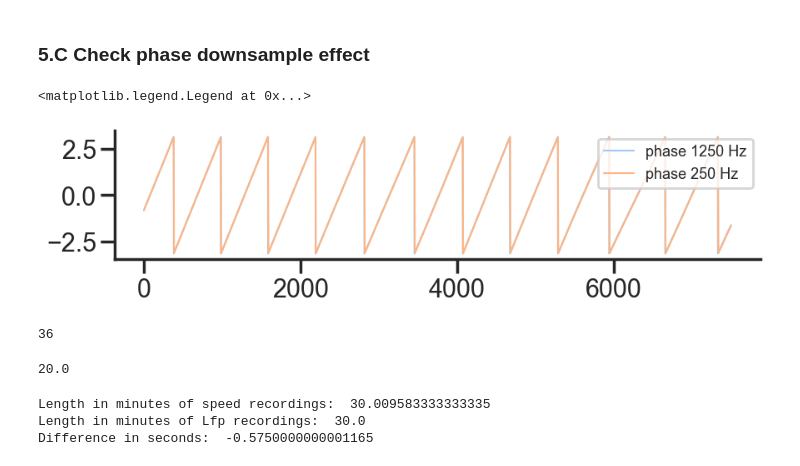
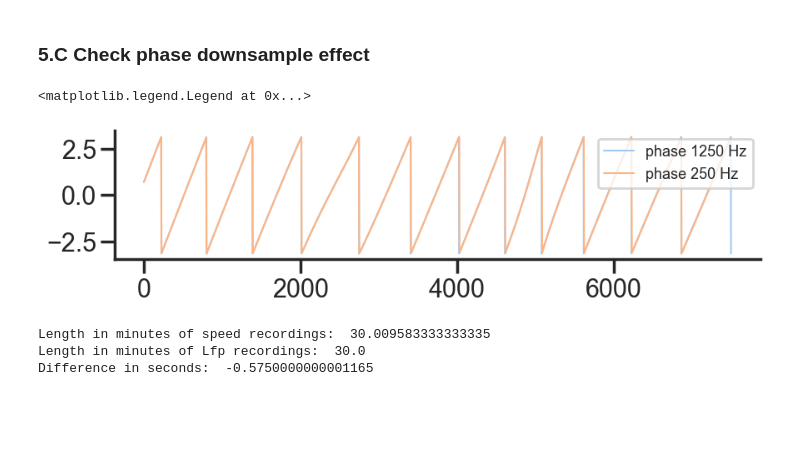
Before and after one commit to gdelfe/Ketamine_effects_on_the_brain, a Jupyter notebook: python/Place_cells_spike_analysis.ipynb, the cells around one changed output. Drawn from its saved outputs; the diff is of its cells as text; code cells hidden in the pictures; blank space fills up the shorter version.

```diff
--- a/python/Place_cells_spike_analysis.ipynb
+++ b/python/Place_cells_spike_analysis.ipynb
@@ -386,6 +387,6 @@ plt.legend(['lfp 1250 Hz','lfp 250 Hz'], loc='upper right',fontsize=13)
 #### Frequencies in logscale for spike-LFP analysis
 # %%
 # frequency range values
-freq = np.logspace(0.32, 2, num=10, endpoint=True)
+freq = np.logspace(0.32, 2, num=30, endpoint=True)
 freq
 # %% [output]
@@ -655,6 +661,2 @@ plt.show()
 # %% [markdown]
 ### C. Phase estimation for each low-speed LFP period
-# %%
-lfp_B.shape
-phase_data_full = np.full(lfp_B.shape + (len(freq),), np.nan)
-phase_data_full.shape
@@ -798,5 +798,18 @@ mask_B_CA1.shape
 fs = 1250
 n_cycles = 10
 
+start_time = time.time()
+# mask for low speed LFP, same sampling rate than the LFP
 rep_mask_B_CA1 = np.repeat(mask_B_CA1,fs,axis=1) # 0 / 1 mask, same length of LFP --- used for calculations, only CA1
+rep_mask_L_CA1 = np.repeat(mask_L_CA1,fs,axis=1)
+rep_mask_M_CA1 = np.repeat(mask_M_CA1,fs,axis=1)
+rep_mask_H_CA1 = np.repeat(mask_H_CA1,fs,axis=1)
+
+# Phase and Convolution (envelope) computation for low speed trial only
 phase_B_up, conv_B_up = phase_extraction_lfp_low_speed(lfp_B_CA1, rep_mask_B_CA1, freq, n_cycles, fs)
+phase_L_up, conv_L_up = phase_extraction_lfp_low_speed(lfp_L_CA1, rep_mask_L_CA1, freq, n_cycles, fs)
+phase_M_up, conv_M_up = phase_extraction_lfp_low_speed(lfp_M_CA1, rep_mask_M_CA1, freq, n_cycles, fs)
+phase_H_up, conv_H_up = phase_extraction_lfp_low_speed(lfp_H_CA1, rep_mask_H_CA1, freq, n_cycles, fs)
+time_taken = time.time() - start_time
+
+print(f"Time of execution {time_taken} in sec")
@@ -862,7 +877,17 @@ rep_mask_B_CA1.shape
 # %% [output]
 (20, 75000, 5)
 # %%
+# baseline
 phase_B = phase_B_up[:,::5,:,:]
 mask_Bd = rep_mask_B_CA1[:,::5,:]
+# low dose
+phase_L = phase_L_up[:,::5,:,:]
+mask_Ld = rep_mask_L_CA1[:,::5,:]
+# mid dose
+phase_M = phase_M_up[:,::5,:,:]
+mask_Md = rep_mask_M_CA1[:,::5,:]
+# high dose
+phase_H = phase_H_up[:,::5,:,:]
+mask_Hd = rep_mask_H_CA1[:,::5,:]
 phase_B.shape
 # %% [output]
@@ -890,30 +915,21 @@ array([1, 1, 1, 1, 1, 1, 0, 1, 1, 1, 1, 1, 1, 1, 1, 1, 1, 1, 1, 1, 1, 1,
 # %%
 minute = 0
 ch = 0
 fs = 1250
 duration = 6
 f_idx = 0
 
 t = np.linspace(0,duration*fs,duration*fs)
 t_down = np.linspace(0,duration*fs,int(duration*fs/5))
 
 plt.figure(figsize=(10,2))
-plt.plot(t,phase_B_up[minute,0:fs*duration,ch,f_idx], linewidth=1.5)
-plt.plot(t_down,phase_B[minute,0:int(fs/5*duration),ch,f_idx], linewidth=1.5)
+plt.plot(t,phase_L_up[minute,0:fs*duration,ch,f_idx], linewidth=1.5)
+plt.plot(t_down,phase_L[minute,0:int(fs/5*duration),ch,f_idx], linewidth=1.5)
 plt.legend(['phase 1250 Hz','phase 250 Hz'], loc='upper right',fontsize=13)
 # plt.grid(linewidth=0.5)
 # %% [output]
 <matplotlib.legend.Legend at 0x...>
-[figure, old version]
+[figure, new version]
-# %%
-len(speed)
-# %% [output]
-36
-# %%
-lfp_B.shape[1]/1250/60*20
-# speed[sess].shape
-# %% [output]
-20.0
 # %%
 print('Length in minutes of speed recordings: ',(speed[sess].size)/100/60/4)
 print('Length in minutes of Lfp recordings: ',(lfp_B.shape[1])/1250/60*20 + 10)
```
Also changed, not shown: parts of 28 cells of this notebook.
